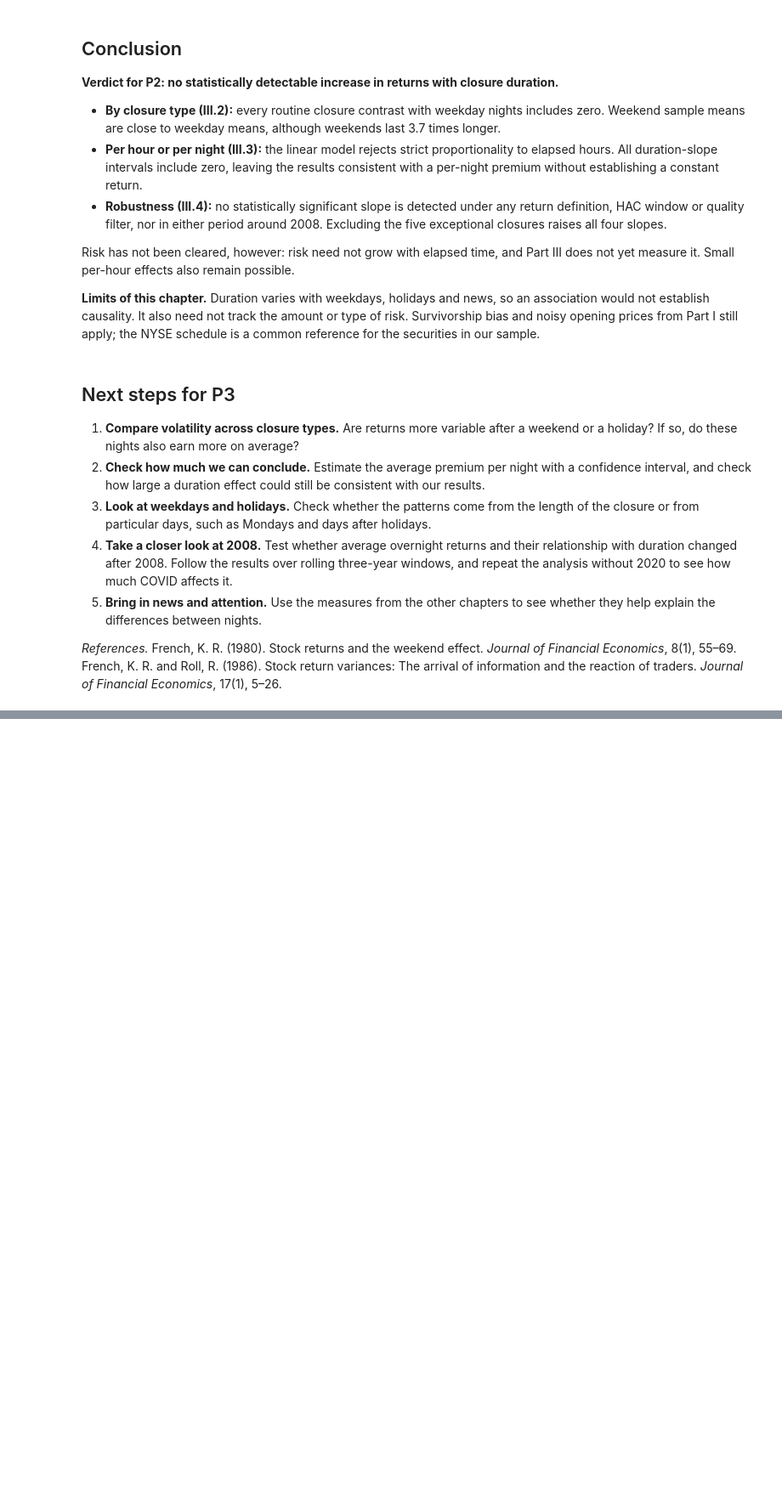
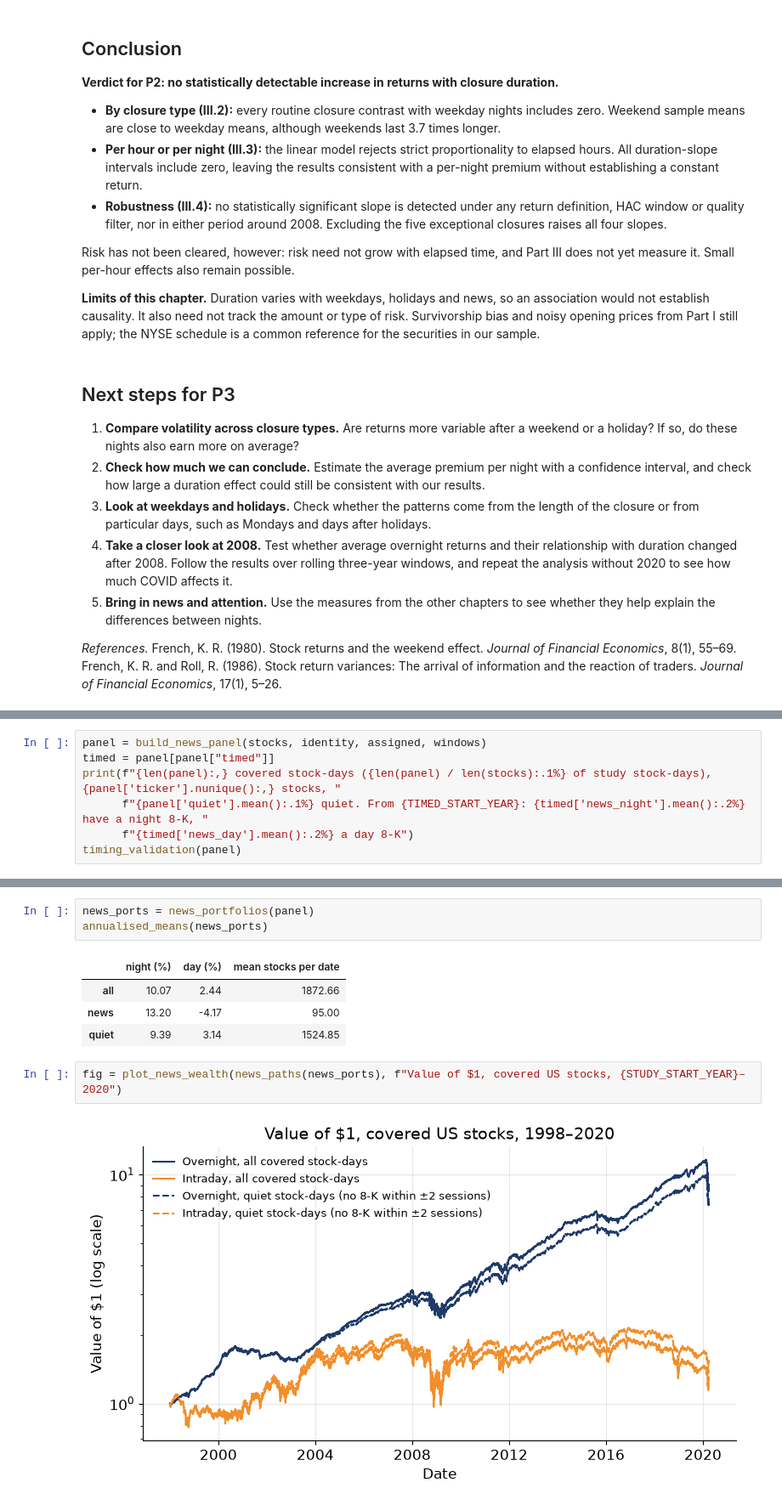
Before and after one commit to theanalysts-ada/Project_ADA_Stock_Markets_TheAnalysts, a Jupyter notebook: results.ipynb, the cells around one changed output, grey strips where cells are left out. Shown at 85% size. Cells and saved outputs as stored; diff of their text form; blank space fills up the shorter version.

```diff
--- a/results.ipynb
+++ b/results.ipynb
@@ -796,0 +897,7 @@ Risk has not been cleared, however: risk need not grow with elapsed time, and Pa
+# %%
+panel = build_news_panel(stocks, identity, assigned, windows)
+timed = panel[panel["timed"]]
+print(f"{len(panel):,} covered stock-days ({len(panel) / len(stocks):.1%} of study stock-days), {panel['ticker'].nunique():,} stocks, "
+      f"{panel['quiet'].mean():.1%} quiet. From {TIMED_START_YEAR}: {timed['news_night'].mean():.2%} have a night 8-K, "
+      f"{timed['news_day'].mean():.2%} a day 8-K")
+timing_validation(panel)
@@ -796,0 +917,12 @@ Risk has not been cleared, however: risk need not grow with elapsed time, and Pa
+# %%
+news_ports = news_portfolios(panel)
+annualised_means(news_ports)
+# %% [output]
+|  | night (%) | day (%) | mean stocks per date |
+| all | 10.07 | 2.44 | 1872.66 |
+| news | 13.20 | -4.17 | 95.00 |
+| quiet | 9.39 | 3.14 | 1524.85 |
+# %%
+fig = plot_news_wealth(news_paths(news_ports), f"Value of $1, covered US stocks, {STUDY_START_YEAR}–2020")
+# %% [output]
+[figure, added]
```
Also changed, not shown: parts of 54 cells of this notebook.
